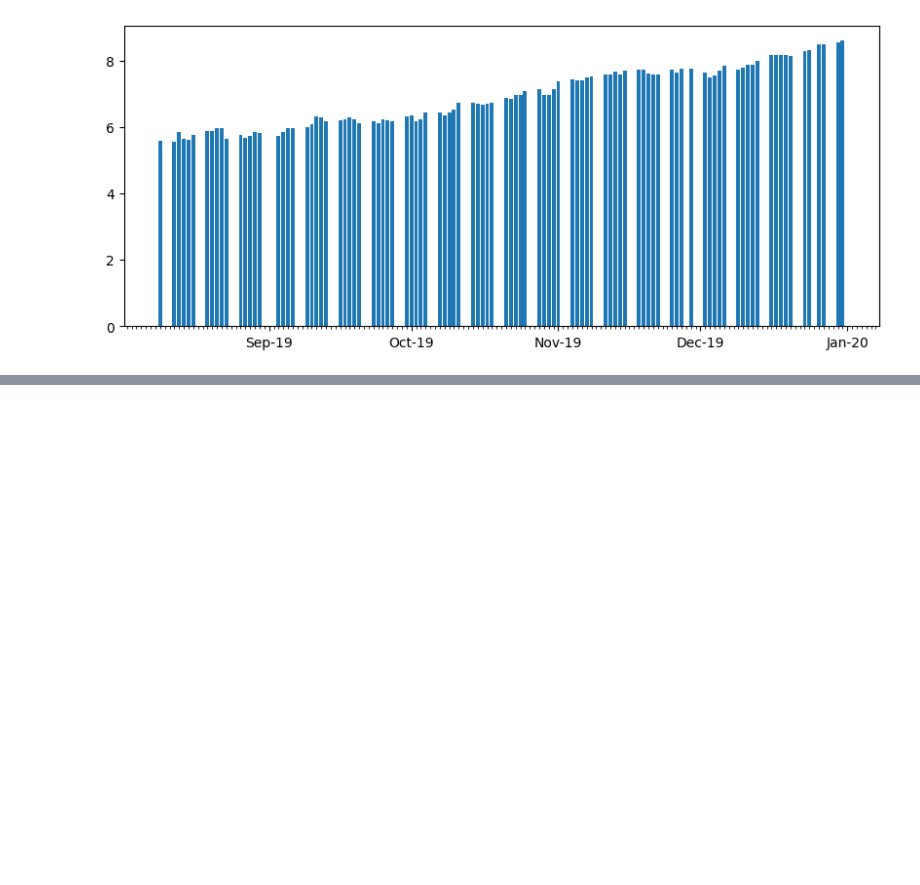
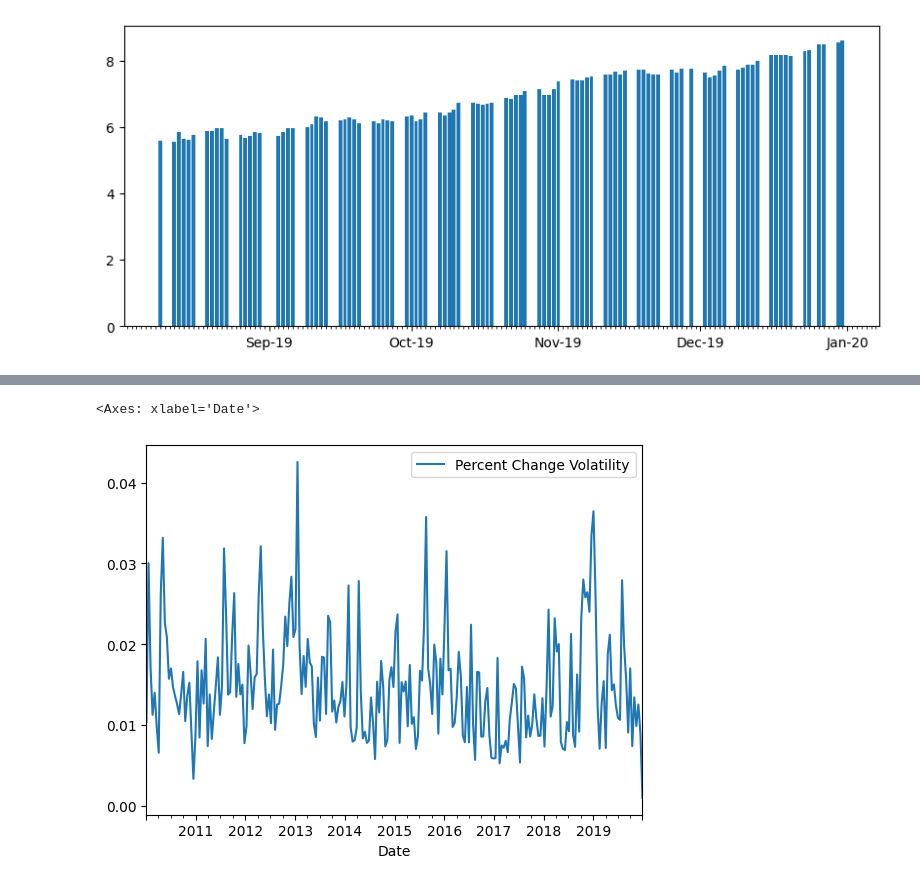
Before and after one commit to matyas-gyu/learning_finance, a Jupyter notebook: learning_finance.ipynb, the cells around one changed output, grey strips where cells are left out. Drawn from its saved outputs; the diff is of its cells as text; code cells hidden in the pictures; blank space fills up the shorter version.

```diff
--- a/learning_finance.ipynb
+++ b/learning_finance.ipynb
@@ -402,0 +419,15 @@ Name: Close, Length: 100, dtype: float64
+# %%
+#We can do volatility with less frequent data (one every 15 days)
+#We need to give pandas an aggregator to group the data with std()
+
+(aapl
+ .assign(Close_per_change = aapl.Close.pct_change())
+        .resample('15D')
+    .std()
+    .rename(columns = {'Close_per_change' : 'Percent Change Volatility'})
+    .iloc[:, -1:]
+    .plot()
+)
+# %% [output]
+<Axes: xlabel='Date'>
+[figure, added]
```
Also changed, not shown: parts of 9 cells of this notebook.
